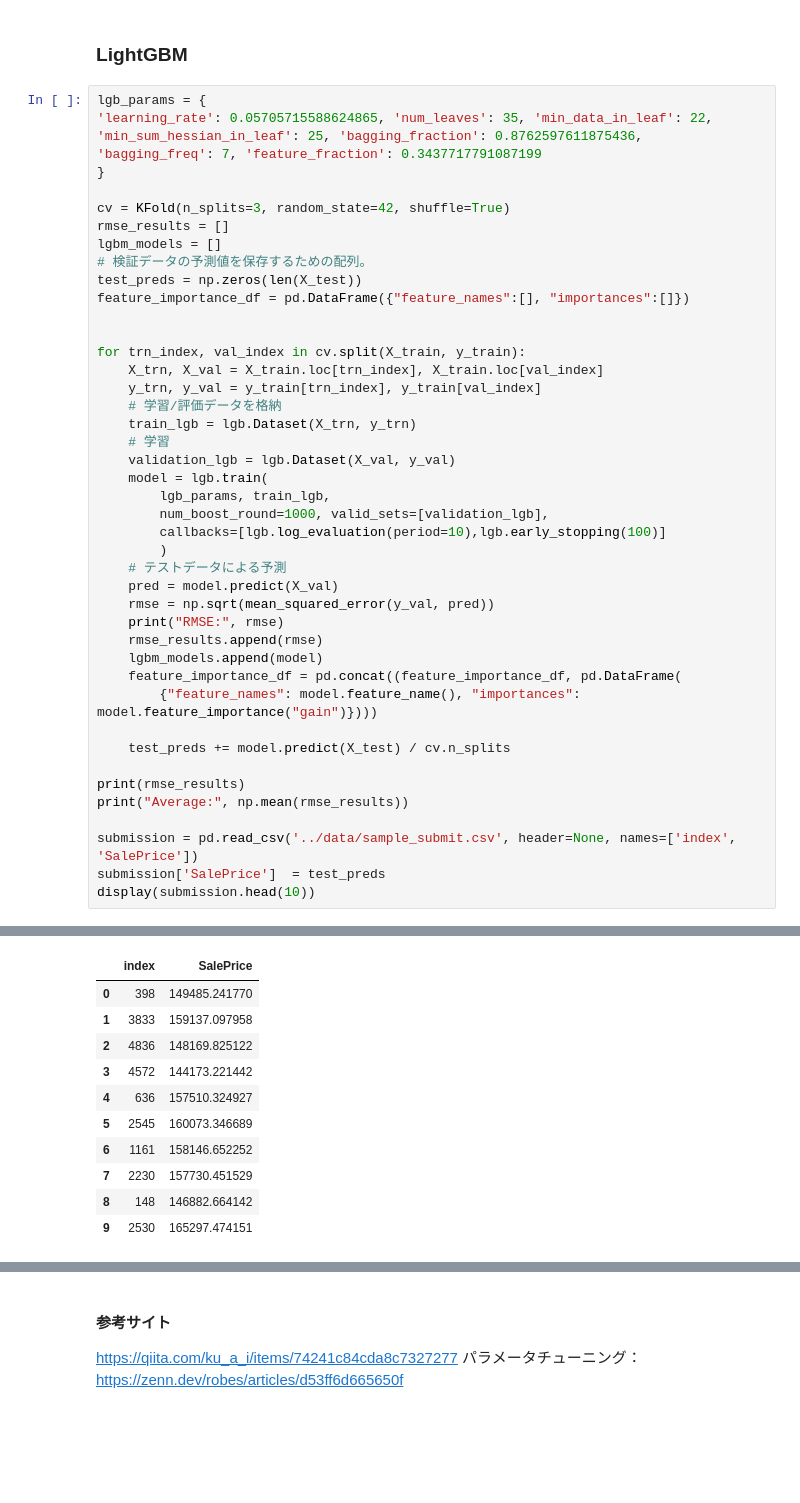
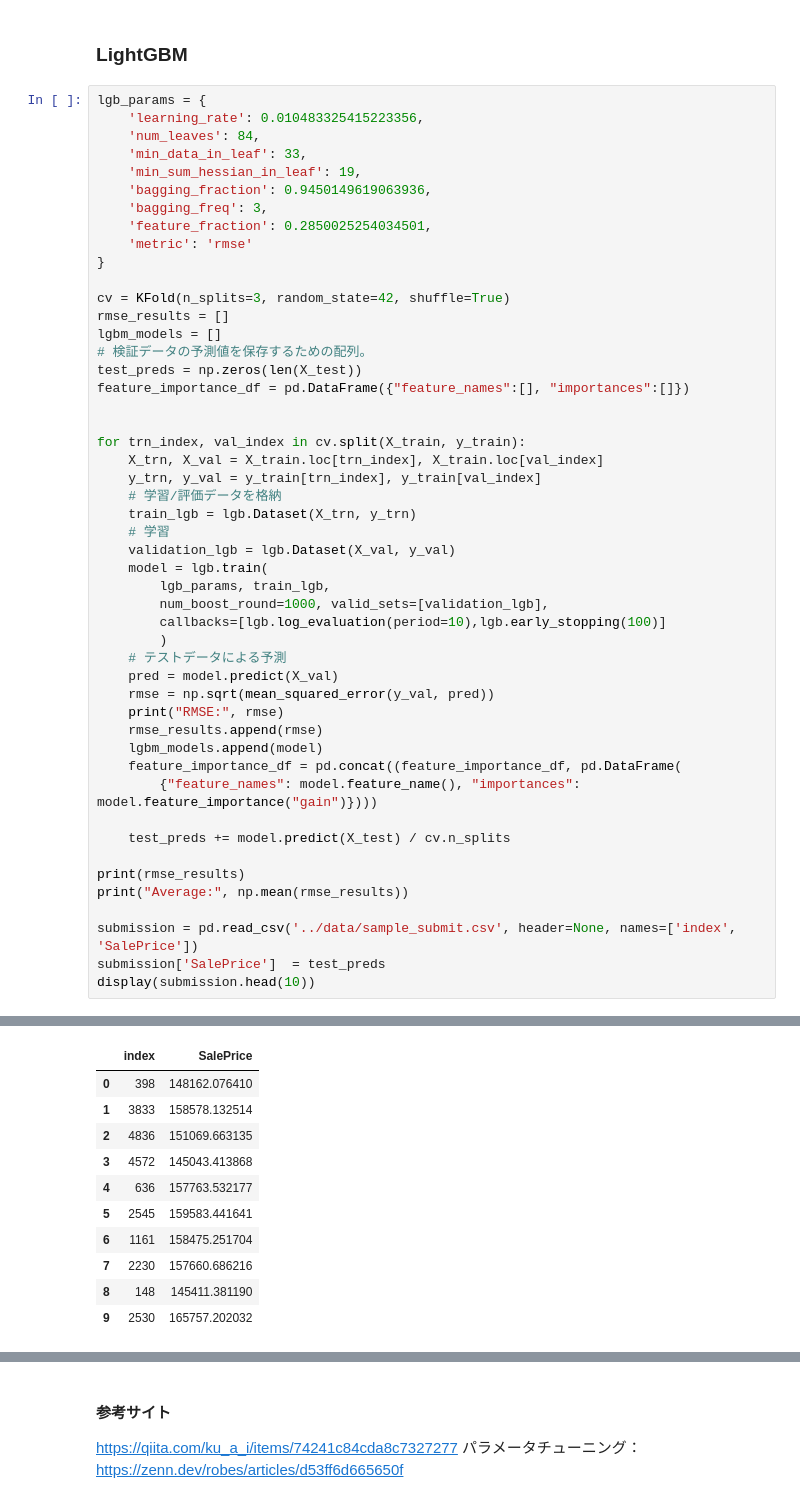
Before and after one commit to sakiiwaki/HomePriceForecast, a Jupyter notebook: homePriceForecast_4.ipynb, the cells around one changed output, grey strips where cells are left out. Cells and saved outputs as stored; diff of their text form; blank space fills up the shorter version.

```diff
--- a/homePriceForecast_4.ipynb
+++ b/homePriceForecast_4.ipynb
@@ -216,7 +216,14 @@ Training until validation scores don't improve for 100 rounds
 ### LightGBM
 # %%
 lgb_params = {
-'learning_rate': 0.05705715588624865, 'num_leaves': 35, 'min_data_in_leaf': 22, 'min_sum_hessian_in_leaf': 25, 'bagging_fraction': 0.8762597611875436, 'bagging_freq': 7, 'feature_fraction': 0.3437717791087199
+    'learning_rate': 0.010483325415223356,
+    'num_leaves': 84,
+    'min_data_in_leaf': 33,
+    'min_sum_hessian_in_leaf': 19,
+    'bagging_fraction': 0.9450149619063936,
+    'bagging_freq': 3,
+    'feature_fraction': 0.2850025254034501,
+    'metric': 'rmse'
 }
 
 cv = KFold(n_splits=3, random_state=42, shuffle=True)
@@ -277,14 +284,14 @@ Average: 27779.334988091112
 |  | index | SalePrice |
-| 0 | 398 | 149485.241770 |
-| 1 | 3833 | 159137.097958 |
-| 2 | 4836 | 148169.825122 |
-| 3 | 4572 | 144173.221442 |
-| 4 | 636 | 157510.324927 |
-| 5 | 2545 | 160073.346689 |
-| 6 | 1161 | 158146.652252 |
-| 7 | 2230 | 157730.451529 |
-| 8 | 148 | 146882.664142 |
-| 9 | 2530 | 165297.474151 |
+| 0 | 398 | 148162.076410 |
+| 1 | 3833 | 158578.132514 |
+| 2 | 4836 | 151069.663135 |
+| 3 | 4572 | 145043.413868 |
+| 4 | 636 | 157763.532177 |
+| 5 | 2545 | 159583.441641 |
+| 6 | 1161 | 158475.251704 |
+| 7 | 2230 | 157660.686216 |
+| 8 | 148 | 145411.381190 |
+| 9 | 2530 | 165757.202032 |
 # %%
 # 特徴量重要度の平均を算出して表を出力
 display(feature_importance_df.groupby("feature_names").mean().sort_values("importances", ascending=False).head(10))
```
Also changed, not shown: parts of 5 cells of this notebook, 1 other file.
